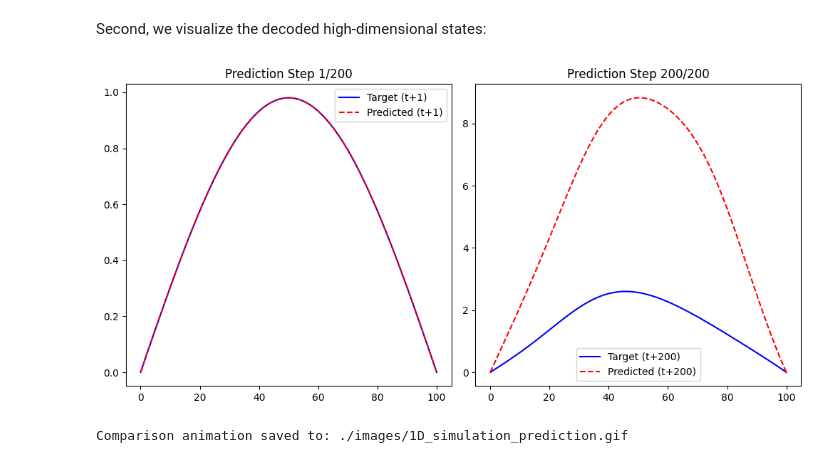
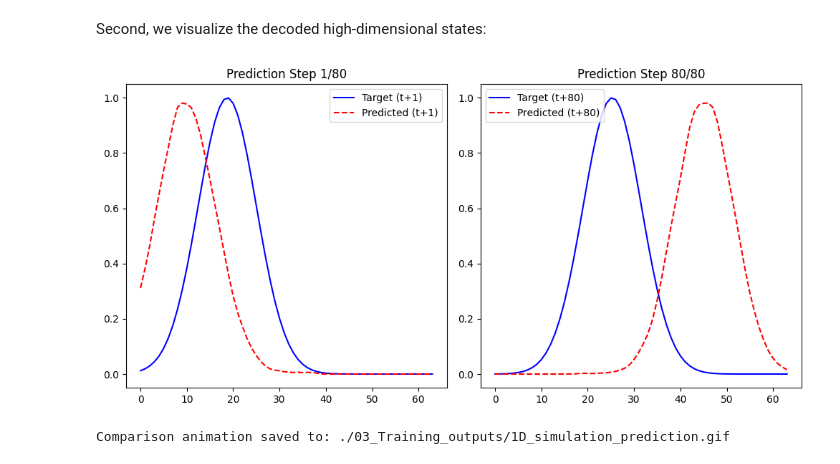
Before and after one commit to mjalled/DeepE2EROM, a Jupyter notebook: tutorials/03_Training.ipynb, the cells around one changed output. Saved outputs shown, nothing was run; the diff lists cells and outputs as text; code cells hidden in the pictures.

```diff
--- a/tutorials/03_Training.ipynb
+++ b/tutorials/03_Training.ipynb
@@ -311,7 +293,7 @@ import pickle
 import os
 
 # Load history
-save_dir = "./tutorial_training_results"
+save_dir = "./03_Training_outputs"
 history_path = os.path.join(save_dir, "history.pkl")
 with open(history_path, "rb") as f:
     history = pickle.load(f)
@@ -323,13 +305,11 @@ axs.set_xlabel('Epoch')
 axs.set_ylabel('MSE loss')
 axs.plot(history['avg_epoch_total_loss_train'], color='blue', linestyle='-', label='total train loss')
 axs.plot(history['avg_epoch_rec_loss_train'], color='orange', linestyle='-', label='rec train loss')
-axs.plot(history['avg_epoch_rec_in_loss_train'], color='red', linestyle='-', label='rec in train loss')
 axs.plot(history['avg_epoch_pred_loss_train'], color='green', linestyle='-', label='pred train loss')
 axs.plot(history['avg_epoch_lat_loss_train'], color='black', linestyle='-', label='lat train loss')
 
 axs.plot(history['epoch_total_loss_valid'], color='blue', linestyle='--', label='total valid loss')
 axs.plot(history['epoch_rec_loss_valid'], color='orange', linestyle='--', label='rec valid loss')
-axs.plot(history['epoch_rec_in_loss_valid'], color='red', linestyle='--', label='rec in valid loss')
 axs.plot(history['epoch_pred_loss_valid'], color='green', linestyle='--', label='pred valid loss')
 axs.plot(history['epoch_lat_loss_valid'], color='black', linestyle='--', label='lat valid loss')
 axs.legend()
@@ -343,32 +323,29 @@ Finally, let's use the trained model to predict a sequence from the test set and
 # %%
 # load the model
-model.load_state_dict(torch.load('./tutorial_training_results/best_model.pth'))
+model.load_state_dict(torch.load('./03_Training_outputs/best_model.pth'))
 
 # Evaluate a test simulation
 sim_idx = 30
-sim_length = 200
+sim_length = 80
 test_sim = processed_data['simulations']['train'][sim_idx]
 
 # get initial conditions and controls
-X0 = test_sim.states_scaled[:, :lookback,:]
-U = test_sim.controls
+X0 = test_sim.states[0, :lookback,:]
+U = test_sim.controls[0]
 
 # ground truth states
-true_states = test_sim.states_scaled[:, lookback:lookback+sim_length, :]
+true_states = test_sim.states_scaled[0, lookback:lookback+sim_length, :]
 
-# Inference
-model.config.pred_horizon = sim_length # the model was trained for 30 steps, but we can predict longer sequences
+# Simulate
+pred_latents, pred_states = model.simulate(X0, U, sim_length)
+
+# Get the true latents
 model.eval()
 with torch.no_grad():
-    _, _, pred_latents, pred_states = model(X0, U)
-    # Get the true latents
-    true_latents = model.encoder(true_states)
+    true_latents = model.encoder(true_states).cpu()
 
-# Convert to cpu for plotting
-true_states = true_states.squeeze(0).cpu()
-pred_states = pred_states.squeeze(0).cpu()
-true_latents = true_latents.squeeze(0).cpu()
-pred_latents = pred_latents.squeeze(0).cpu()
+# convert to cpu
+true_states = true_states.cpu()
 # %% [markdown]
 We visualize first the preduicted dynamics within the latent space:
 # %%
@@ -390,27 +367,27 @@ Second, we visualize the decoded high-dimensional states:
 # %%
 # Plotting
 plt.figure(figsize=(15, 5))
 
 # 2. Future Prediction (First Step)
 plt.subplot(1, 3, 1)
-plt.plot(true_states[0], 'b-', label='Target (t+1)')
+plt.plot(true_states[0].cpu(), 'b-', label='Target (t+1)')
 plt.plot(pred_states[0], 'r--', label='Predicted (t+1)')
-plt.title(f"Prediction Step 1/{model.config.pred_horizon}")
+plt.title(f"Prediction Step 1/{sim_length}")
 plt.legend()
 
 # 3. Future Prediction (Last Step)
 plt.subplot(1, 3, 2)
-plt.plot(true_states[-1], 'b-', label=f'Target (t+{model.config.pred_horizon})')
-plt.plot(pred_states[-1], 'r--', label=f'Predicted (t+{model.config.pred_horizon})')
-plt.title(f"Prediction Step {model.config.pred_horizon}/{model.config.pred_horizon}")
+plt.plot(true_states[-1].cpu(), 'b-', label=f'Target (t+{sim_length})')
+plt.plot(pred_states[-1], 'r--', label=f'Predicted (t+{sim_length})')
+plt.title(f"Prediction Step {sim_length}/{sim_length}")
 plt.legend()
 
 plt.tight_layout()
 plt.show()
 
 # save the animation
 from deepe2erom import animate_compare_1Dsimulations
-animate_compare_1Dsimulations(true_states, pred_states, labels=["Ground truth", "Prediction"], save_path="./images/1D_simulation_prediction.gif")
+animate_compare_1Dsimulations(true_states, pred_states, labels=["Ground truth", "Prediction"], save_path="./03_Training_outputs/1D_simulation_prediction.gif")
 # %% [output]
-[figure, old version]
+[figure, new version]
-Comparison animation saved to: ./images/1D_simulation_prediction.gif
+Comparison animation saved to: ./03_Training_outputs/1D_simulation_prediction.gif
```
Also changed, not shown: parts of 17 cells of this notebook, 48 other files.
